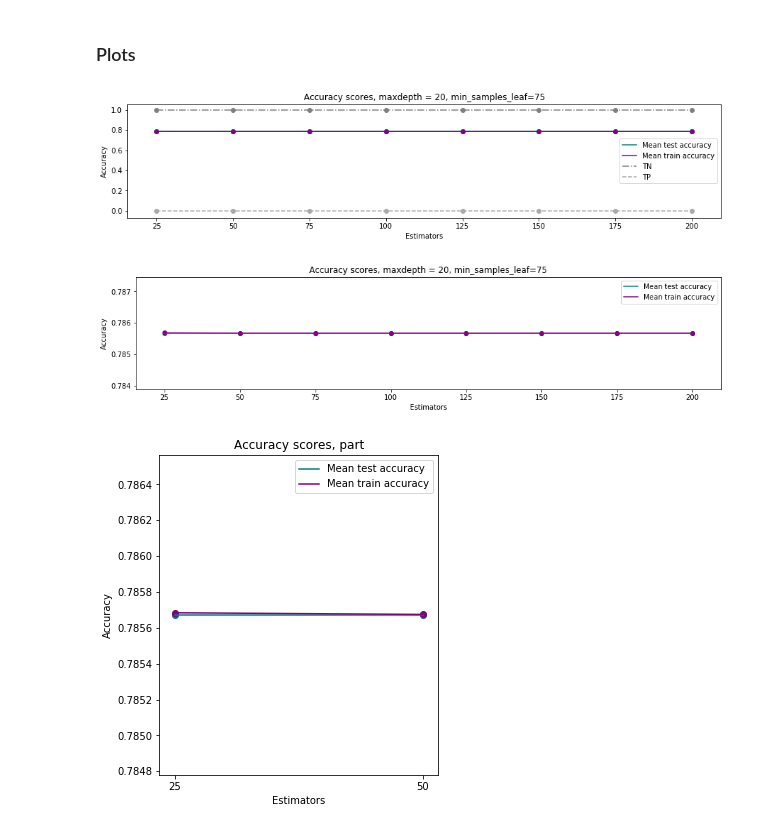
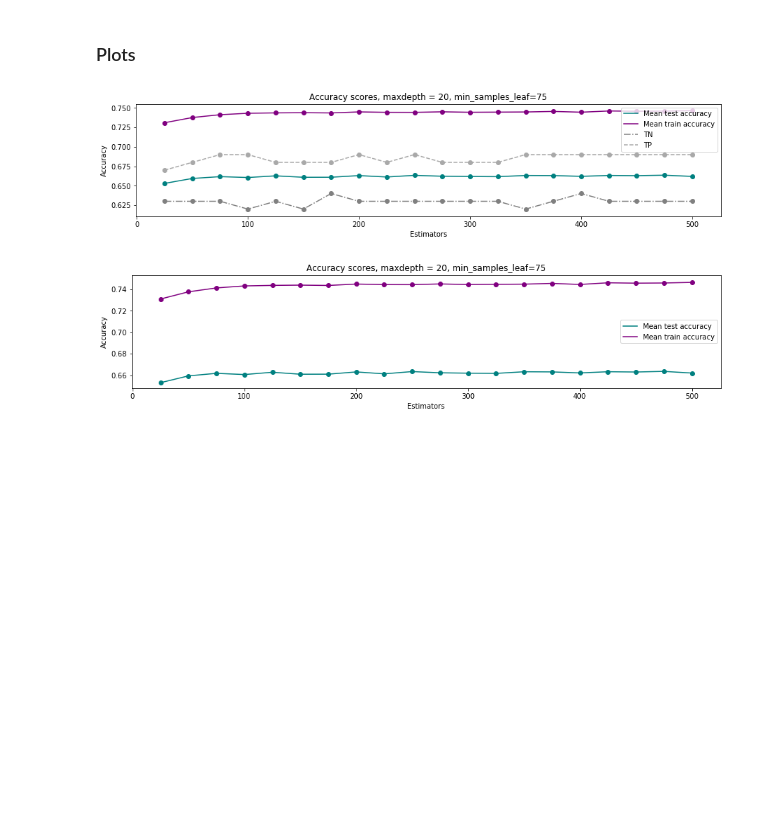
Before and after one commit to PollyTikhonova/coursework, a Jupyter notebook: Model improvements-Balanced - better.ipynb, the cells around one changed output. Saved outputs shown, nothing was run; the diff lists cells and outputs as text; code cells hidden in the pictures; blank space fills up the shorter version.

```diff
--- a/Model improvements-Balanced - better.ipynb
+++ b/Model improvements-Balanced - better.ipynb
@@ -232,17 +232,18 @@ plt.show()
 # %% [markdown]
 ### Estimators
 # %%
-estimators = [25, 50, 75, 100, 125, 150, 175, 200]
+#estimators = [25, 50, 75, 100, 125, 150, 175, 200, 225, 250, 275, 300, 325, 350, 375, 400]
+estimators = [425, 450, 475, 500]
 # %%
-test_e = []
-train_e = []
-cnf_e = []
+#test_e = []
+#train_e = []
+#cnf_e = []
 for i in estimators:
     print('estimator:', i)
     m = Magnesium("set_minresol_N_5_b_b.csv", fold='input files/',colours = ['#f6c35b', '#929292'],
                  model = RandomForestClassifier(n_estimators=i, n_jobs=-1, criterion='gini',
-                 max_depth = 20, min_samples_leaf=75),  with_groups = True)
-    data = m.compute(n_splits = 5, test_size = 0.3, plots = False, reduce_features = False)
+                 max_depth = 20, min_samples_leaf=75),  with_groups = False)
+    data = m.compute(n_splits = 5, test_size = 0.3, plots = False, reduce_features = False, balanced = True)
     train_e.append(data['train score'])
     test_e.append(data['test score'])
     cnf_e.append(data['confusion'][1])
@@ -289,48 +290,37 @@ train_e = [float(i) for i in open('outputs/balanced_train_e.txt').read().split()
 cnf_e = open('outputs/balanced_cnf_e.txt').read().split('\n')
 cnf_e =[np.array([float(j) for j in re.split('\[|\]|\s', i) if len(j)>0]).reshape(2,2) for i in cnf_e]
 
-estimators = [25, 50, 75, 100, 125, 150, 175, 200]
+estimators = [25, 50, 75, 100, 125, 150, 175, 200, 225, 250, 275, 300, 325, 350, 375, 400, 425, 450, 475, 500]
 # %% [markdown]
 ### Plots
 # %%
 ax = plt.figure(figsize = (15,10)).add_subplot(311)
 ax.plot(estimators, test_e, color = 'teal', label = 'Mean test accuracy')
 ax.scatter(estimators, test_e, color = 'teal')
 ax.plot(estimators, train_e, color = 'purple', label = 'Mean train accuracy')
 ax.scatter(estimators, train_e, color = 'purple')
 ax.plot(estimators, [i[0,0] for i in cnf_e], '-.',color = 'grey', label = 'TN')
 ax.scatter(estimators, [i[0,0] for i in cnf_e], color = 'grey')
 ax.plot(estimators, [i[1,1] for i in cnf_e], '--',color = 'darkgrey', label = 'TP')
 ax.scatter(estimators, [i[1,1] for i in cnf_e],  color = 'darkgrey')
 plt.legend()
 plt.xlabel('Estimators')
 plt.ylabel('Accuracy')
 plt.title('Accuracy scores, maxdepth = 20, min_samples_leaf=75', fontsize = 12)
 plt.show()
 
 ax = plt.figure(figsize = (15,10)).add_subplot(312)
 ax.plot(estimators, test_e, color = 'teal', label = 'Mean test accuracy')
 ax.scatter(estimators, test_e, color = 'teal')
 ax.plot(estimators, train_e, color = 'purple', label = 'Mean train accuracy')
 ax.scatter(estimators, train_e, color = 'purple')
 plt.legend()
 plt.xlabel('Estimators')
 plt.ylabel('Accuracy')
 plt.title('Accuracy scores, maxdepth = 20, min_samples_leaf=75', fontsize = 12)
 
-ax = plt.figure(figsize = (5,20)).add_subplot(312)
-ax.plot(estimators[:2], test_e[:2], color = 'teal', label = 'Mean test accuracy')
-ax.scatter(estimators[:2], test_e[:2], color = 'teal')
-ax.plot(estimators[:2], train_e[:2], color = 'purple', label = 'Mean train accuracy')
-ax.scatter(estimators[:2], train_e[:2], color = 'purple')
-ax.set_xticks(estimators[:2])
-plt.legend()
-plt.xlabel('Estimators')
-plt.ylabel('Accuracy')
-plt.title('Accuracy scores, part', fontsize = 12)
 
 plt.show()
 # %% [output]
-[figure, old version]
+[figure, new version]
-[figure, old version]
+[figure, new version]
-[figure, removed]
```
Also changed, not shown: parts of 1 cell of this notebook.
